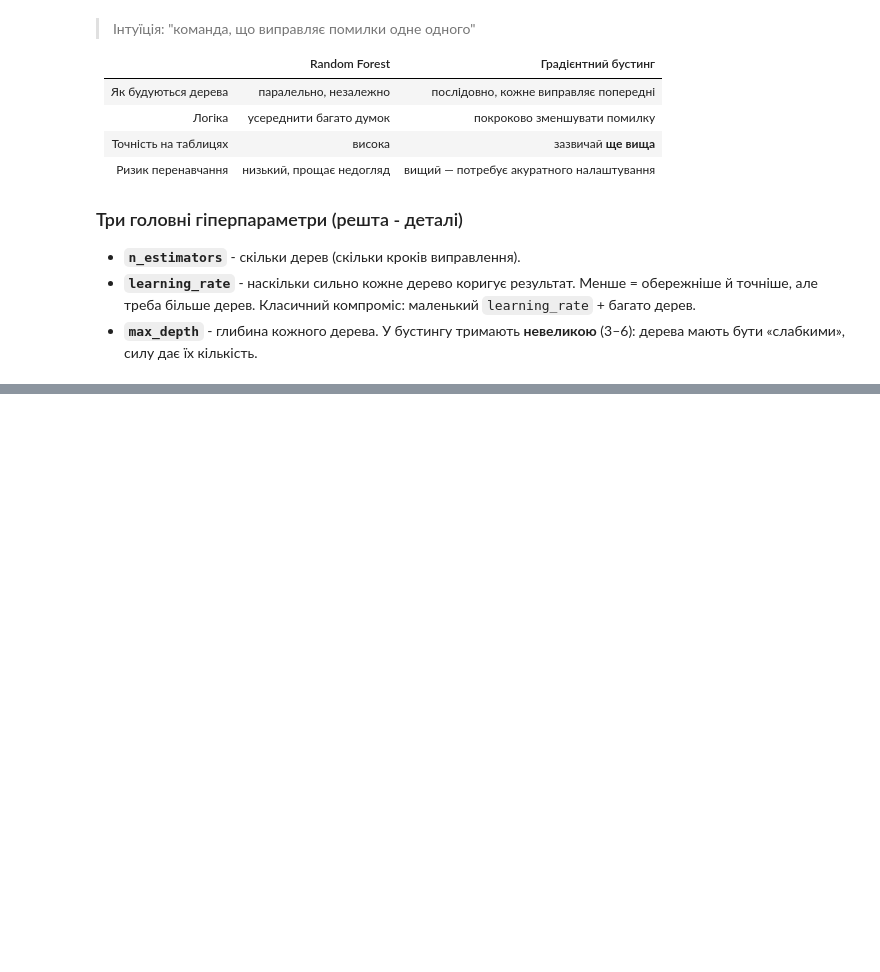
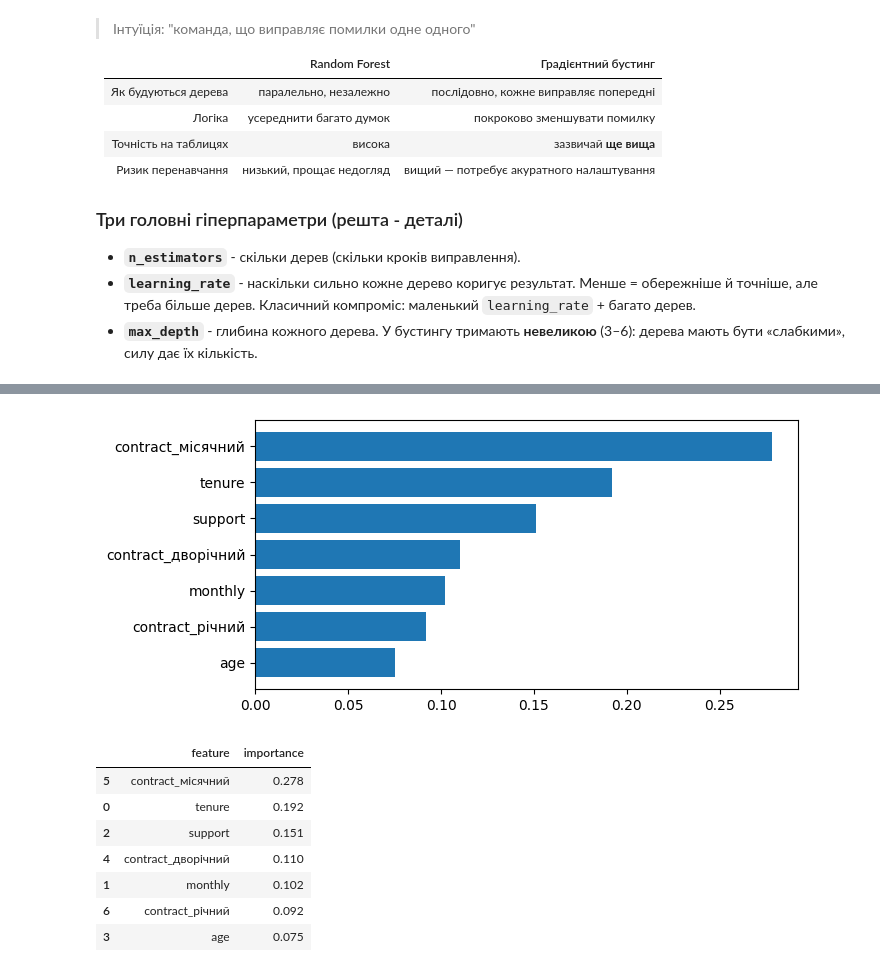
Before and after one commit to DymaStar/DTA_2026, a Jupyter notebook: ML/DS_230626_XGBoost_LightGBM.ipynb, the cells around one changed output, grey strips where cells are left out. Cells and saved outputs as stored; diff of their text form; code cells hidden in the pictures; blank space fills up the shorter version.

Commit message:
Colab досліджували 2 моделі DS_230626_XGBoost_LightGBM

```diff
--- a/ML/DS_230626_XGBoost_LightGBM.ipynb
+++ b/ML/DS_230626_XGBoost_LightGBM.ipynb
@@ -107,0 +304,59 @@ CV accuracy: [0.767 0.747 0.683 0.74  0.747] | середнє: 0.737 ± 0.028
+# %%
+# Беремо вже навчену модель XGBoost
+# зі словника моделей.
+
+xgb = models["XGBoost"]
+
+
+# Створюємо таблицю,
+# яка містить назву кожної ознаки
+# та її важливість для моделі.
+
+imp = pd.DataFrame({
+
+    "feature": X_tr.columns,
+    "importance": xgb.feature_importances_.round(3)
+
+})
+
+
+# Сортуємо ознаки
+# від найбільш важливих
+# до найменш важливих.
+
+imp = imp.sort_values(
+    "importance",
+    ascending=False
+)
+
+
+# Будуємо горизонтальну діаграму.
+
+plt.figure(figsize=(7, 3.5))
+
+plt.barh(
+    imp["feature"],
+    imp["importance"]
+)
+
+# Найважливіші ознаки
+# відображаємо зверху.
+
+plt.gca().invert_yaxis()
+
+plt.show()
+
+
+# Виводимо таблицю важливості ознак.
+
+imp
+# %% [output]
+[figure, added]
+|  | feature | importance |
+| 5 | contract_місячний | 0.278 |
+| 0 | tenure | 0.192 |
+| 2 | support | 0.151 |
+| 4 | contract_дворічний | 0.110 |
+| 1 | monthly | 0.102 |
+| 6 | contract_річний | 0.092 |
+| 3 | age | 0.075 |
```
Also changed, not shown: parts of 11 cells of this notebook.
